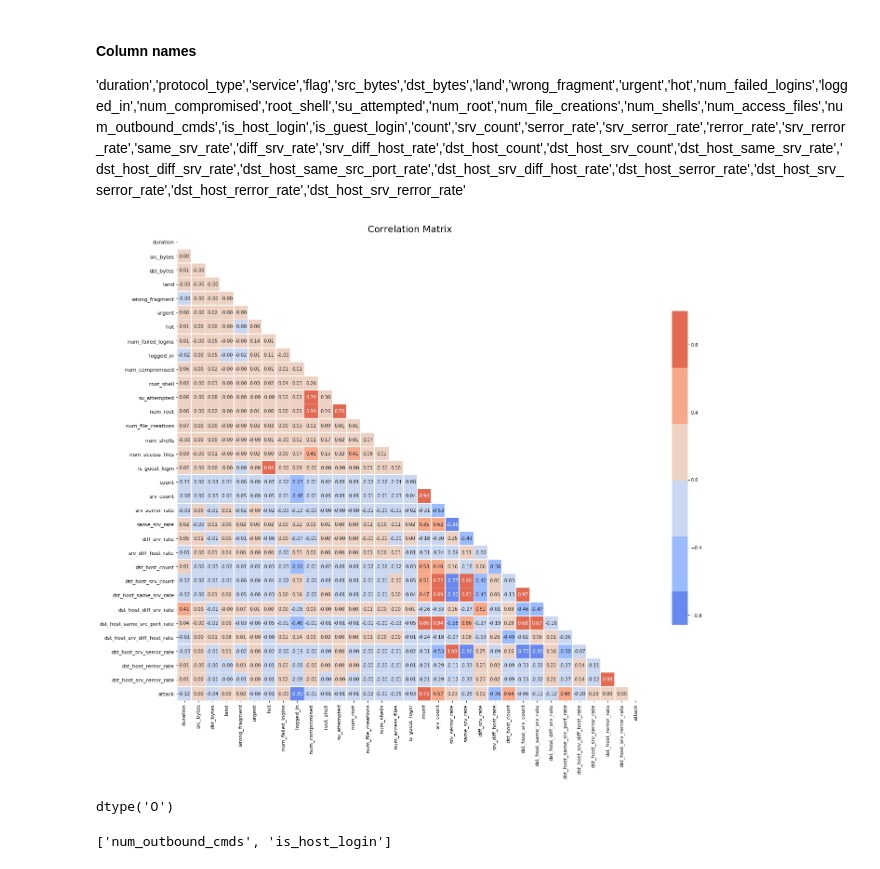
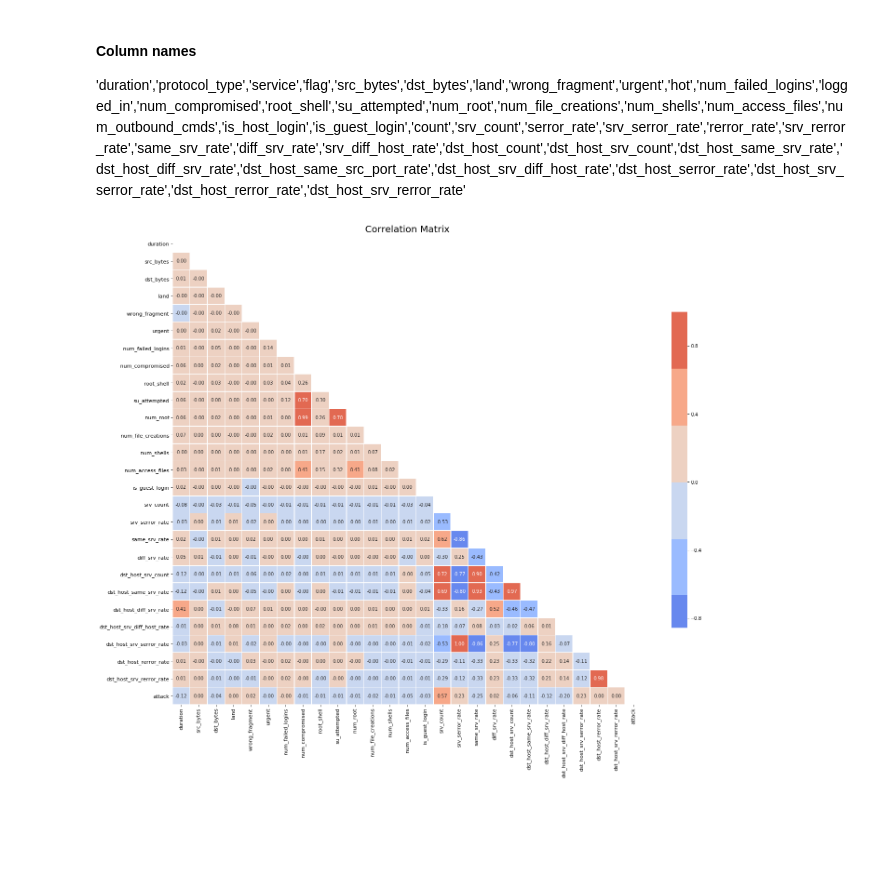
Before and after one commit to garrettjanderson/projects, a Jupyter notebook: cyberattacks.ipynb, the cells around one changed output. Saved outputs shown, nothing was run; the diff lists cells and outputs as text; code cells hidden in the pictures; blank space fills up the shorter version.

Commit message:
Add models, presentation readme, data, and images

```diff
--- a/cyberattacks.ipynb
+++ b/cyberattacks.ipynb
@@ -125,3 +107,7 @@ dtype: object
+# %%
+#Optional highly correlated cols to remove
+drop_cols = ['dst_host_count', 'dst_host_same_src_port_rate', 'srv_diff_host_rate','count','hot','logged_in']
+cyberdf.drop(drop_cols, axis = 1, inplace = True)
 # %%
 #create dfs for attack or not, attack category, attack name
 y_n_df = cyberdf.copy()
@@ -220,20 +218,18 @@ Normal
 #Drop a few highly correlated columns
 y_n_df = y_n_df.drop(['rerror_rate','srv_rerror_rate','serror_rate','dst_host_serror_rate'], axis = 1)
 # %%
-corr = y_n_df.corr()
-mask = np.zeros_like(corr, dtype=np.bool)
-mask[np.triu_indices_from(mask)] = True
-f, ax = plt.subplots(figsize=(20,20))
-cmap = sns.color_palette('coolwarm')
-sns.heatmap(corr, mask=mask, cmap=cmap, center=0, square=True, linewidths=.5,
-            yticklabels=True, annot=True, fmt='.2f', cbar_kws={'shrink':.5})
-plt.title('Correlation Matrix', fontsize=20)
-plt.xticks(rotation=90, fontsize=11)
-plt.yticks(rotation=0, fontsize=11)
-plt.tight_layout()
+def correlation_heatmap(df):
+    corr = df.corr()
+    mask = np.zeros_like(corr, dtype=np.bool)
+    mask[np.triu_indices_from(mask)] = True
+    f, ax = plt.subplots(figsize=(20,20))
+    cmap = sns.color_palette('coolwarm')
+    sns.heatmap(corr, mask=mask, cmap=cmap, center=0, square=True, linewidths=.5,
+                yticklabels=True, annot=True, fmt='.2f', cbar_kws={'shrink':.5})
+    plt.title('Correlation Matrix', fontsize=20)
+    plt.xticks(rotation=90, fontsize=11)
+    plt.yticks(rotation=0, fontsize=11)
+    plt.tight_layout()
+correlation_heatmap(y_n_df)
 # %% [output]
-[figure, old version]
+[figure, new version]
-# %%
-ls = ['num_outbound_cmds','in_host_login']
-# %% [output]
-dtype('O')
@@ -245,4 +235,0 @@ for c in cyberdf.columns:
-# %%
-ls1
-# %% [output]
-['num_outbound_cmds', 'is_host_login']
```
Also changed, not shown: parts of 28 cells of this notebook, 7 other files.
